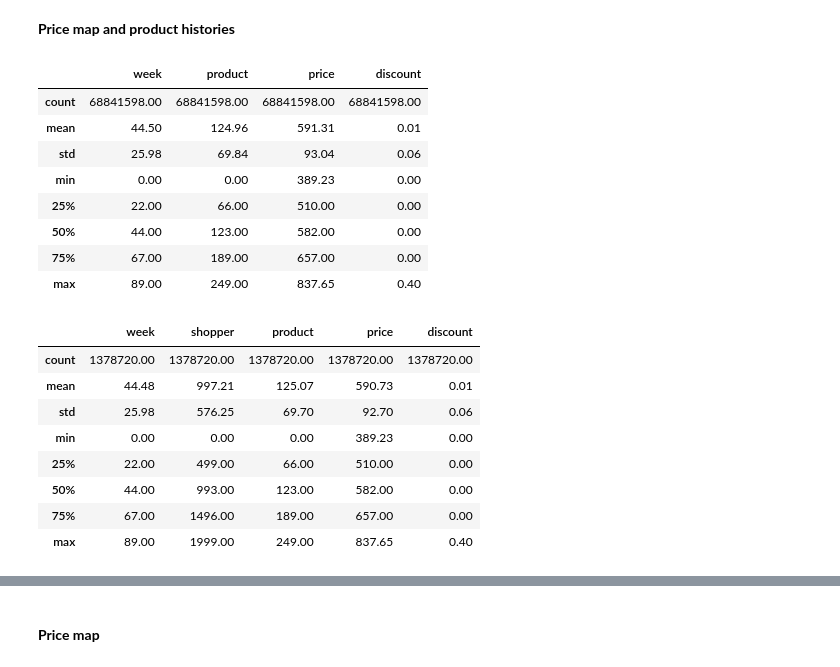
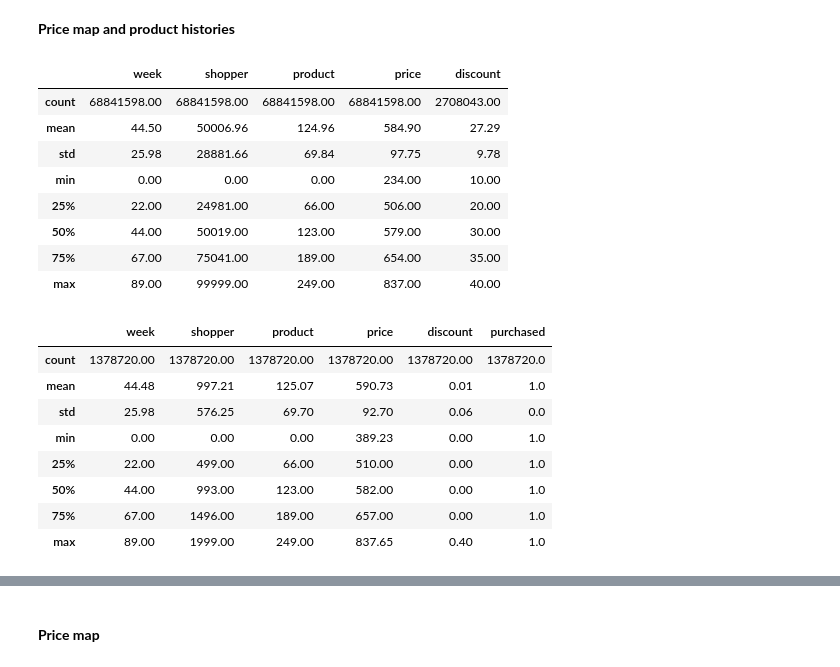
Before and after one commit to leonhagel/mlim-g2, a Jupyter notebook: code/20210214_purchase-probabilities_lha.ipynb, the cells around one changed output, grey strips where cells are left out. Cells and saved outputs as stored; diff of their text form; code cells hidden in the pictures.

```diff
--- a/code/20210214_purchase-probabilities_lha.ipynb
+++ b/code/20210214_purchase-probabilities_lha.ipynb
@@ -275,12 +311,14 @@ files = {
         DATA_PATH + 'baskets.parquet',
         DATA_PATH + 'coupon_index.parquet',
         DATA_PATH + 'coupons.parquet',
-        DATA_PATH + 'merged.parquet'
-    ],
-    'mappings': [
-        EXPORT_PATH + 'product_histories.parquet',
-        EXPORT_PATH + 'prices.parquet',
-    ]
+        DATA_PATH + 'merged.parquet',
+        #DATA_PATH + 'clean.parquet',
+        #DATA_PATH + 'purchase.parquet'
+    ]#,
+    #'mappings': [
+    #    EXPORT_PATH + 'product_histories.parquet',
+    #    EXPORT_PATH + 'prices.parquet',
+    #]
 }
 # %%
 purchase = Purchase_Probabilities()
@@ -289,6 +327,3 @@ purchase.load(files)
 # reduce file sizes
 for name, df in purchase.data.items():
     purchase.data[name] = purchase.reduce_data_size(purchase.data[name])
-
-# clean the data
-purchase.data['clean'] = purchase.clean()
@@ -582,31 +625,32 @@ del get_mappings
 # %% [markdown]
 **Price map and product histories**
 # %%
-df_full = purchase.data['merged'].copy()
-df_full = purchase.clean(df_full, shopper_range=(0, df_full['shopper'].max())).loc[:, ['week', 'product', 'price', 'discount']]
-df_full.describe().round(2)
+df_prices = purchase.data['merged'].copy()
+df_prices = df_prices.loc[df_prices['price'].notna(), :]
+df_prices.describe().round(2)
 # %% [output]
-|  | week | product | price | discount |
-| count | 68841598.00 | 68841598.00 | 68841598.00 | 68841598.00 |
-| mean | 44.50 | 124.96 | 591.31 | 0.01 |
-| std | 25.98 | 69.84 | 93.04 | 0.06 |
-| min | 0.00 | 0.00 | 389.23 | 0.00 |
-| 25% | 22.00 | 66.00 | 510.00 | 0.00 |
-| 50% | 44.00 | 123.00 | 582.00 | 0.00 |
-| 75% | 67.00 | 189.00 | 657.00 | 0.00 |
-| max | 89.00 | 249.00 | 837.65 | 0.40 |
+|  | week | shopper | product | price | discount |
+| count | 68841598.00 | 68841598.00 | 68841598.00 | 68841598.00 | 2708043.00 |
+| mean | 44.50 | 50006.96 | 124.96 | 584.90 | 27.29 |
+| std | 25.98 | 28881.66 | 69.84 | 97.75 | 9.78 |
+| min | 0.00 | 0.00 | 0.00 | 234.00 | 10.00 |
+| 25% | 22.00 | 24981.00 | 66.00 | 506.00 | 20.00 |
+| 50% | 44.00 | 50019.00 | 123.00 | 579.00 | 30.00 |
+| 75% | 67.00 | 75041.00 | 189.00 | 654.00 | 35.00 |
+| max | 89.00 | 99999.00 | 249.00 | 837.00 | 40.00 |
 # %%
-df = purchase.data['clean'].copy()
-df.describe().round(2)
+df_purchased = purchase.data['clean'].copy()
+df_purchased = df_purchased.loc[df_purchased['purchased'] == 1, :]
+df_purchased.describe().round(2)
 # %% [output]
-|  | week | shopper | product | price | discount |
-| count | 1378720.00 | 1378720.00 | 1378720.00 | 1378720.00 | 1378720.00 |
-| mean | 44.48 | 997.21 | 125.07 | 590.73 | 0.01 |
-| std | 25.98 | 576.25 | 69.70 | 92.70 | 0.06 |
-| min | 0.00 | 0.00 | 0.00 | 389.23 | 0.00 |
-| 25% | 22.00 | 499.00 | 66.00 | 510.00 | 0.00 |
-| 50% | 44.00 | 993.00 | 123.00 | 582.00 | 0.00 |
-| 75% | 67.00 | 1496.00 | 189.00 | 657.00 | 0.00 |
-| max | 89.00 | 1999.00 | 249.00 | 837.65 | 0.40 |
+|  | week | shopper | product | price | discount | purchased |
+| count | 1378720.00 | 1378720.00 | 1378720.00 | 1378720.00 | 1378720.00 | 1378720.0 |
+| mean | 44.48 | 997.21 | 125.07 | 590.73 | 0.01 | 1.0 |
+| std | 25.98 | 576.25 | 69.70 | 92.70 | 0.06 | 0.0 |
+| min | 0.00 | 0.00 | 0.00 | 389.23 | 0.00 | 1.0 |
+| 25% | 22.00 | 499.00 | 66.00 | 510.00 | 0.00 | 1.0 |
+| 50% | 44.00 | 993.00 | 123.00 | 582.00 | 0.00 | 1.0 |
+| 75% | 67.00 | 1496.00 | 189.00 | 657.00 | 0.00 | 1.0 |
+| max | 89.00 | 1999.00 | 249.00 | 837.65 | 0.40 | 1.0 |
 # %%
 map_config = {
```
Also changed, not shown: parts of 37 cells of this notebook, 10 other files.
